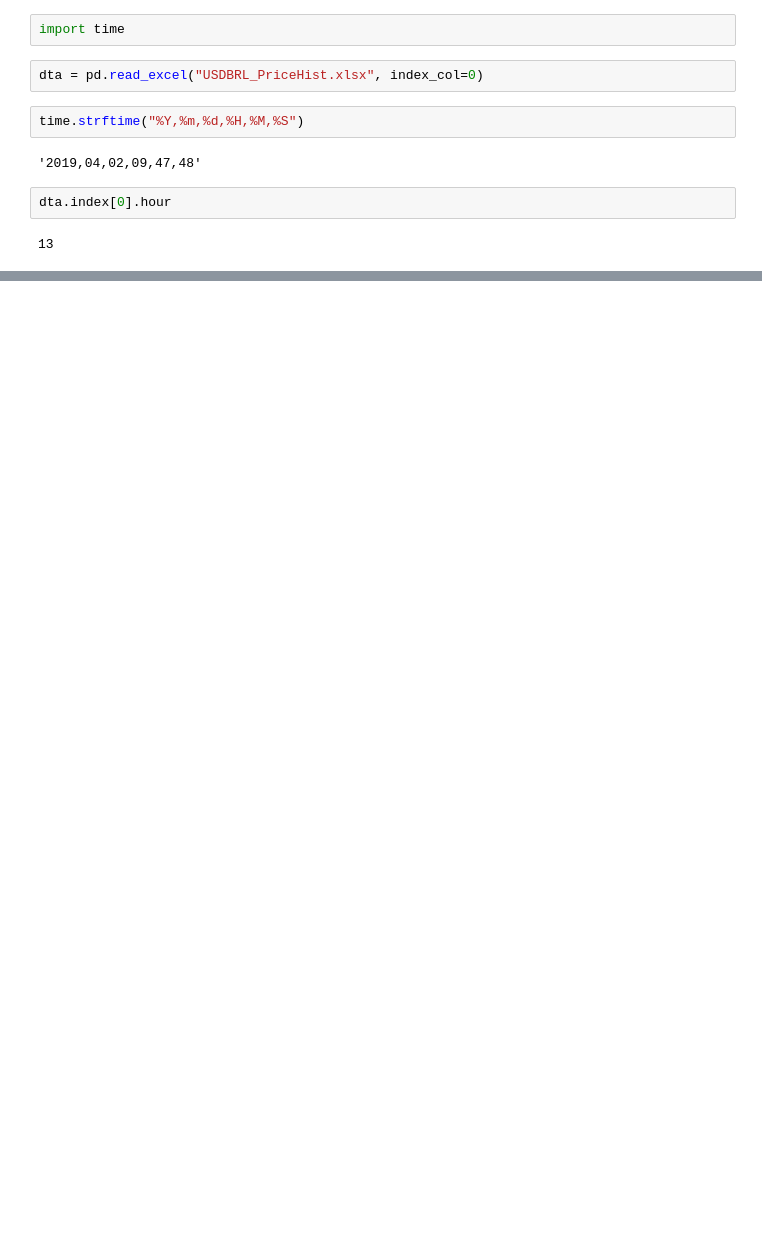
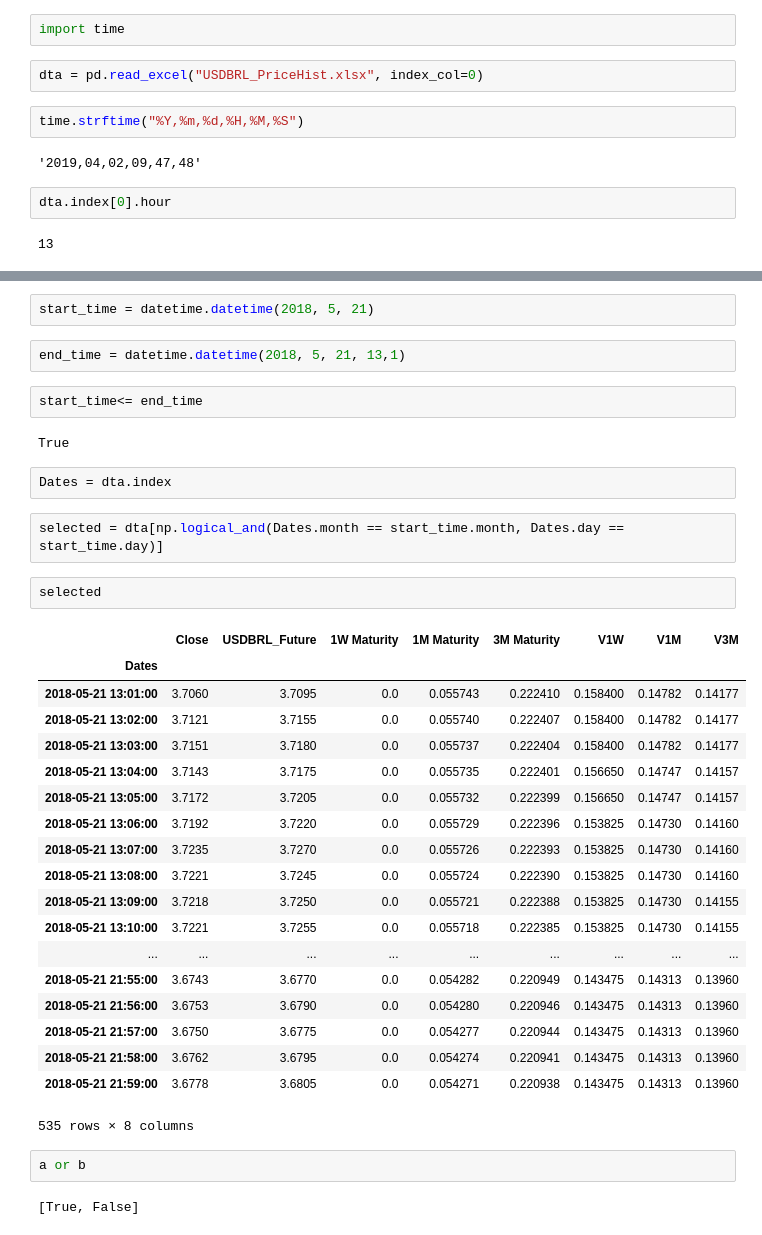
Before and after one commit to sikunzzz/FirstProject, a Jupyter notebook: Python_Course_Project/Trythings.ipynb, the cells around one changed output, grey strips where cells are left out. Drawn from its saved outputs; the diff is of its cells as text; blank space fills up the shorter version.

```diff
--- a/Python_Course_Project/Trythings.ipynb
+++ b/Python_Course_Project/Trythings.ipynb
@@ -106,0 +109,38 @@ dta.index[0].hour
+# %%
+start_time = datetime.datetime(2018, 5, 21)
+# %%
+end_time = datetime.datetime(2018, 5, 21, 13,1)
+# %%
+start_time<= end_time
+# %% [output]
+True
+# %%
+Dates = dta.index
+# %%
+selected = dta[np.logical_and(Dates.month == start_time.month, Dates.day == start_time.day)]
+# %%
+selected
+# %% [output]
+|  | Close | USDBRL_Future | 1W Maturity | 1M Maturity | 3M Maturity | V1W | V1M | V3M |
+| Dates |  |  |  |  |  |  |  |  |
+| 2018-05-21 13:01:00 | 3.7060 | 3.7095 | 0.0 | 0.055743 | 0.222410 | 0.158400 | 0.14782 | 0.14177 |
+| 2018-05-21 13:02:00 | 3.7121 | 3.7155 | 0.0 | 0.055740 | 0.222407 | 0.158400 | 0.14782 | 0.14177 |
+| 2018-05-21 13:03:00 | 3.7151 | 3.7180 | 0.0 | 0.055737 | 0.222404 | 0.158400 | 0.14782 | 0.14177 |
+| 2018-05-21 13:04:00 | 3.7143 | 3.7175 | 0.0 | 0.055735 | 0.222401 | 0.156650 | 0.14747 | 0.14157 |
+| 2018-05-21 13:05:00 | 3.7172 | 3.7205 | 0.0 | 0.055732 | 0.222399 | 0.156650 | 0.14747 | 0.14157 |
+| 2018-05-21 13:06:00 | 3.7192 | 3.7220 | 0.0 | 0.055729 | 0.222396 | 0.153825 | 0.14730 | 0.14160 |
+| 2018-05-21 13:07:00 | 3.7235 | 3.7270 | 0.0 | 0.055726 | 0.222393 | 0.153825 | 0.14730 | 0.14160 |
+| 2018-05-21 13:08:00 | 3.7221 | 3.7245 | 0.0 | 0.055724 | 0.222390 | 0.153825 | 0.14730 | 0.14160 |
+| 2018-05-21 13:09:00 | 3.7218 | 3.7250 | 0.0 | 0.055721 | 0.222388 | 0.153825 | 0.14730 | 0.14155 |
+| 2018-05-21 13:10:00 | 3.7221 | 3.7255 | 0.0 | 0.055718 | 0.222385 | 0.153825 | 0.14730 | 0.14155 |
+| ... | ... | ... | ... | ... | ... | ... | ... | ... |
+| 2018-05-21 21:55:00 | 3.6743 | 3.6770 | 0.0 | 0.054282 | 0.220949 | 0.143475 | 0.14313 | 0.13960 |
+| 2018-05-21 21:56:00 | 3.6753 | 3.6790 | 0.0 | 0.054280 | 0.220946 | 0.143475 | 0.14313 | 0.13960 |
+| 2018-05-21 21:57:00 | 3.6750 | 3.6775 | 0.0 | 0.054277 | 0.220944 | 0.143475 | 0.14313 | 0.13960 |
+| 2018-05-21 21:58:00 | 3.6762 | 3.6795 | 0.0 | 0.054274 | 0.220941 | 0.143475 | 0.14313 | 0.13960 |
+| 2018-05-21 21:59:00 | 3.6778 | 3.6805 | 0.0 | 0.054271 | 0.220938 | 0.143475 | 0.14313 | 0.13960 |
+535 rows × 8 columns
+# %%
+a or b
+# %% [output]
+[True, False]
```
Also changed, not shown: parts of 14 cells of this notebook, 2 other files.
